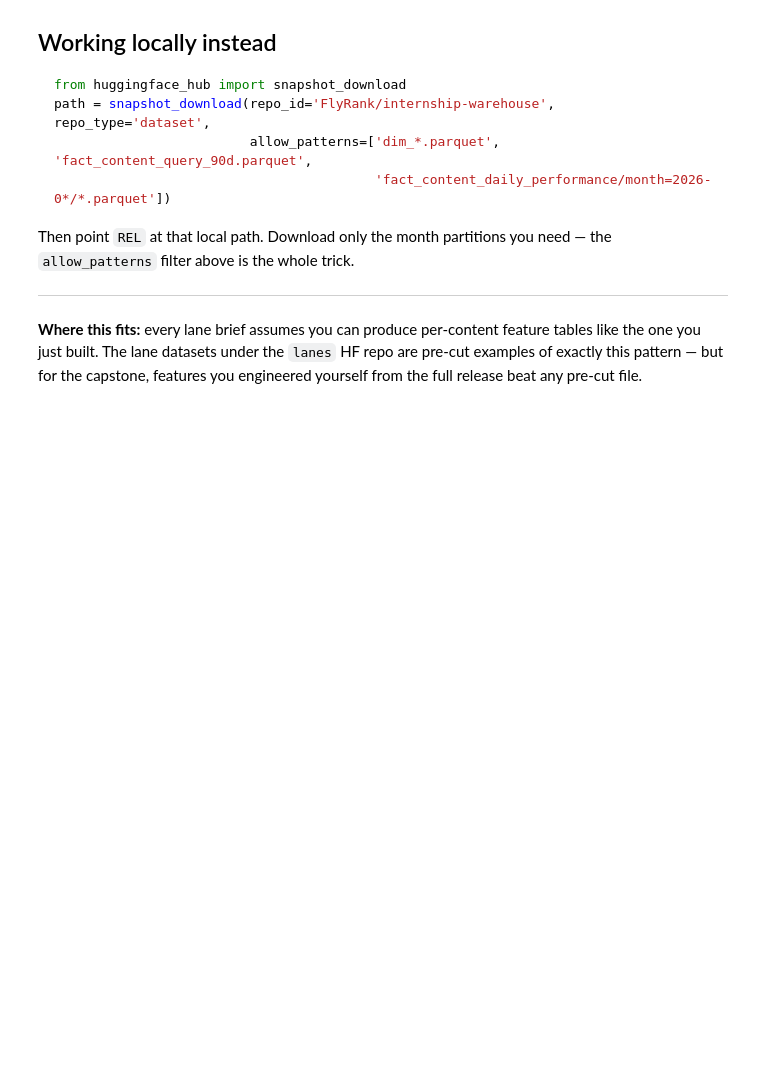
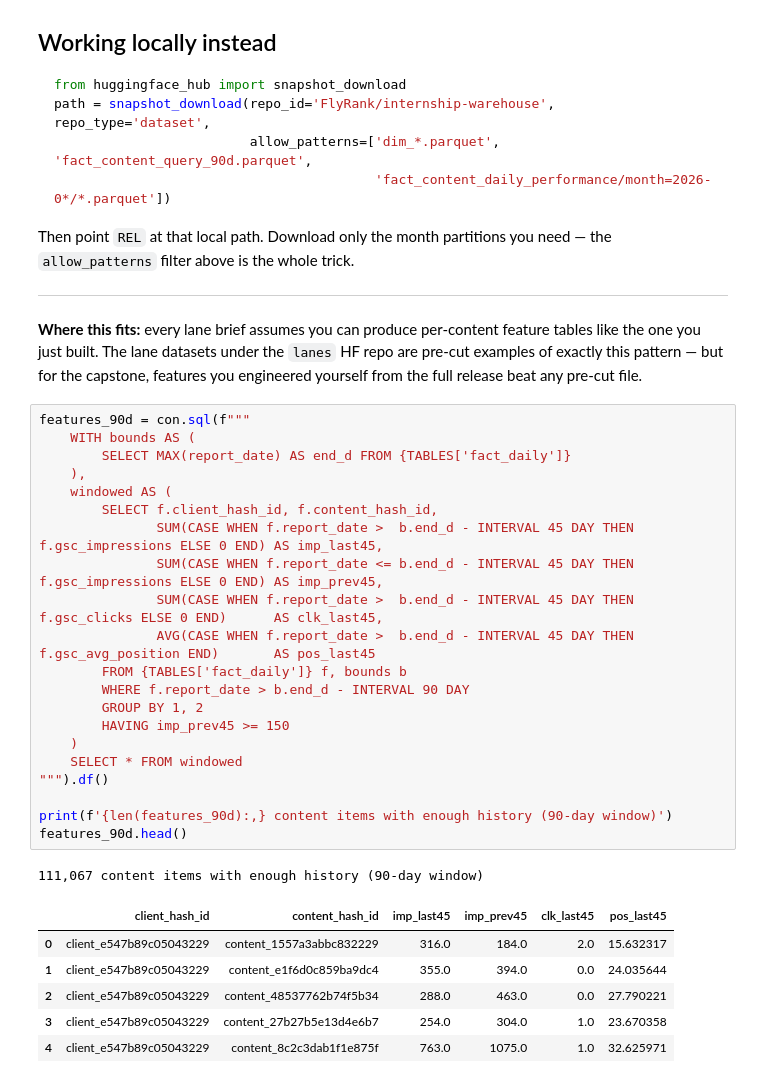
Before and after one commit to imatiq/ML_Internship, a Jupyter notebook: notebooks/03_working_with_the_full_release.ipynb, the cells around one changed output. Saved outputs shown, nothing was run; the diff lists cells and outputs as text; blank space fills up the shorter version.

```diff
--- a/notebooks/03_working_with_the_full_release.ipynb
+++ b/notebooks/03_working_with_the_full_release.ipynb
@@ -181,3 +226,32 @@ Then point `REL` at that local path. Download only the month partitions you need
 the one you just built. The lane datasets under the `lanes` HF repo are pre-cut examples of
 exactly this pattern — but for the capstone, features you engineered yourself from the full
 release beat any pre-cut file.
+# %%
+features_90d = con.sql(f"""
+    WITH bounds AS (
+        SELECT MAX(report_date) AS end_d FROM {TABLES['fact_daily']}
+    ),
+    windowed AS (
+        SELECT f.client_hash_id, f.content_hash_id,
+               SUM(CASE WHEN f.report_date >  b.end_d - INTERVAL 45 DAY THEN f.gsc_impressions ELSE 0 END) AS imp_last45,
+               SUM(CASE WHEN f.report_date <= b.end_d - INTERVAL 45 DAY THEN f.gsc_impressions ELSE 0 END) AS imp_prev45,
+               SUM(CASE WHEN f.report_date >  b.end_d - INTERVAL 45 DAY THEN f.gsc_clicks ELSE 0 END)      AS clk_last45,
+               AVG(CASE WHEN f.report_date >  b.end_d - INTERVAL 45 DAY THEN f.gsc_avg_position END)       AS pos_last45
+        FROM {TABLES['fact_daily']} f, bounds b
+        WHERE f.report_date > b.end_d - INTERVAL 90 DAY
+        GROUP BY 1, 2
+        HAVING imp_prev45 >= 150
+    )
+    SELECT * FROM windowed
+""").df()
+
+print(f'{len(features_90d):,} content items with enough history (90-day window)')
+features_90d.head()
+# %% [output]
+111,067 content items with enough history (90-day window)
+|  | client_hash_id | content_hash_id | imp_last45 | imp_prev45 | clk_last45 | pos_last45 |
+| 0 | client_e547b89c05043229 | content_1557a3abbc832229 | 316.0 | 184.0 | 2.0 | 15.632317 |
+| 1 | client_e547b89c05043229 | content_e1f6d0c859ba9dc4 | 355.0 | 394.0 | 0.0 | 24.035644 |
+| 2 | client_e547b89c05043229 | content_48537762b74f5b34 | 288.0 | 463.0 | 0.0 | 27.790221 |
+| 3 | client_e547b89c05043229 | content_27b27b5e13d4e6b7 | 254.0 | 304.0 | 1.0 | 23.670358 |
+| 4 | client_e547b89c05043229 | content_8c2c3dab1f1e875f | 763.0 | 1075.0 | 1.0 | 32.625971 |
```
Also changed, not shown: parts of 7 cells of this notebook.
